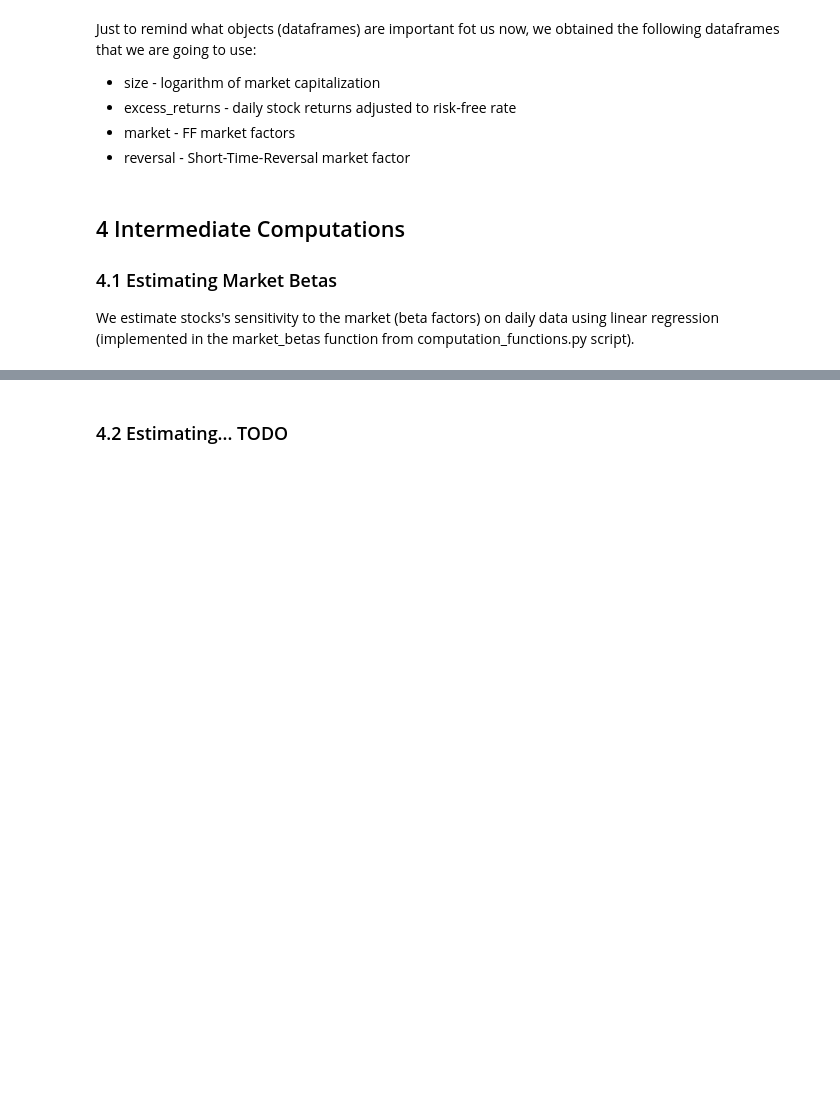
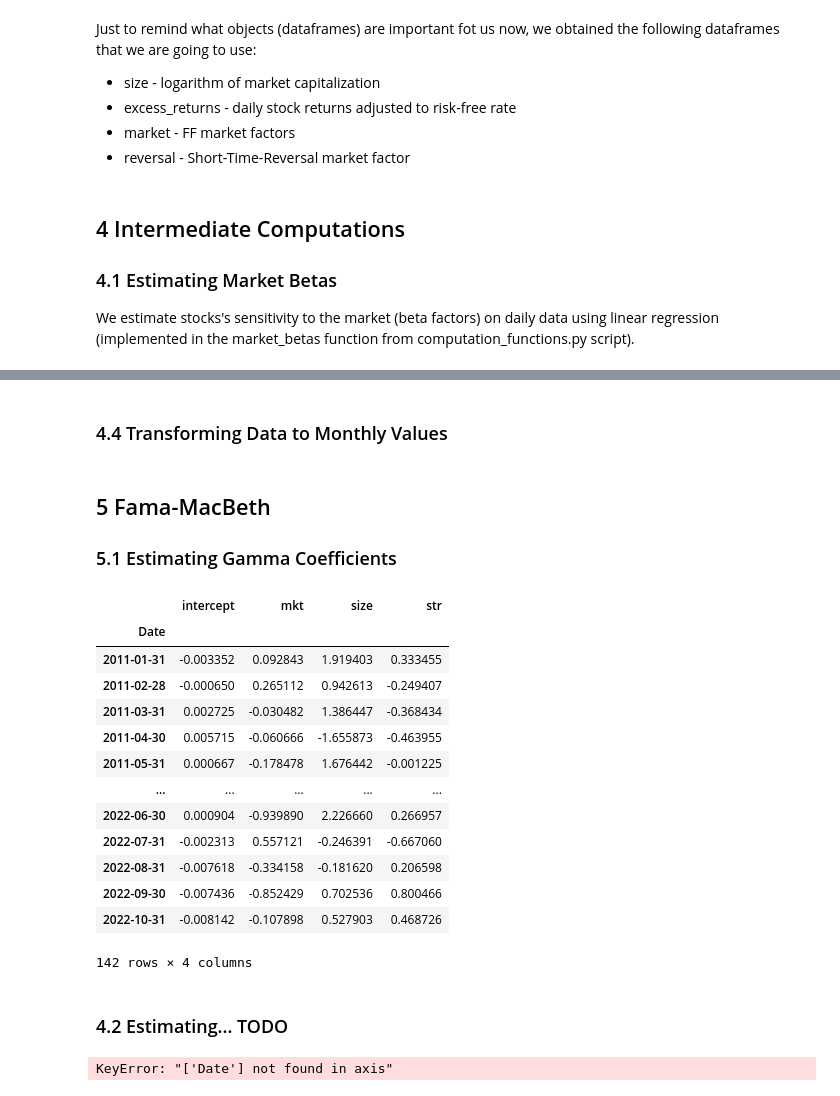
Before and after one commit to tigerbroko/Nova-SBE-Introduction-to-Programming, a Jupyter notebook: Intro-to-Programming-Project.ipynb, the cells around one changed output, grey strips where cells are left out. Saved outputs shown, nothing was run; the diff lists cells and outputs as text; code cells hidden in the pictures; blank space fills up the shorter version.

Commit message:
gammas update

```diff
--- a/Intro-to-Programming-Project.ipynb
+++ b/Intro-to-Programming-Project.ipynb
@@ -357,0 +269,2 @@ betas = betas.iloc[253:, :] # cutting off NAs
+# %% [markdown]
+### 4.4 Transforming Data to Monthly Values
@@ -357,0 +286,58 @@ betas = betas.iloc[253:, :] # cutting off NAs
+# %% [markdown]
+## 5 Fama-MacBeth
+### 5.1 Estimating Gamma Coefficients
+# %%
+monthly_returns_index = monthly_returns.index.copy() # saving the index
+
+monthly_returns.reset_index(inplace=True)
+monthly_mkt_betas.reset_index(inplace=True)
+monthly_size_betas.reset_index(inplace=True)
+monthly_str_betas.reset_index(inplace=True)
+
+monthly_returns.drop(['Date'], axis=1, inplace=True)
+monthly_mkt_betas.drop(['Date'], axis=1, inplace=True)
+monthly_size_betas.drop(['Date'], axis=1, inplace=True)
+monthly_str_betas.drop(['Date'], axis=1, inplace=True)
+
+gammas = monthly_returns.copy()
+gammas.loc[:] = np.nan
+
+for row in range(len(monthly_returns.index)):
+    y = monthly_returns.iloc[row, :].values.reshape(-1, 1)
+    x = pd.concat([monthly_mkt_betas.iloc[0, :], monthly_size_betas.iloc[0, :], monthly_str_betas.iloc[0, :]], axis=1).values.reshape(-1, 3)
+
+    model = LinearRegression(fit_intercept=True).fit(x, y)
+    intercept = model.intercept_[0]
+    mkt_gamma = model.coef_[0][0]
+    size_gamma = model.coef_[0][1]
+    str_gamma = model.coef_[0][2]
+    gammas.iloc[row, 0] = intercept
+    gammas.iloc[row, 1] = mkt_gamma
+    gammas.iloc[row, 2] = size_gamma
+    gammas.iloc[row, 3] = str_gamma
+
+gammas.set_index(monthly_returns_index, inplace=True)
+gammas = gammas.iloc[:, 0:4]
+gammas.columns = ['intercept', 'mkt', 'size', 'str']
+
+monthly_returns.set_index(monthly_returns_index, inplace=True)
+monthly_mkt_betas.set_index(monthly_returns_index, inplace=True)
+monthly_size_betas.set_index(monthly_returns_index, inplace=True)
+monthly_str_betas.set_index(monthly_returns_index, inplace=True)
+
+gammas
+# %% [output]
+|  | intercept | mkt | size | str |
+| Date |  |  |  |  |
+| 2011-01-31 | -0.003352 | 0.092843 | 1.919403 | 0.333455 |
+| 2011-02-28 | -0.000650 | 0.265112 | 0.942613 | -0.249407 |
+| 2011-03-31 | 0.002725 | -0.030482 | 1.386447 | -0.368434 |
+| 2011-04-30 | 0.005715 | -0.060666 | -1.655873 | -0.463955 |
+| 2011-05-31 | 0.000667 | -0.178478 | 1.676442 | -0.001225 |
+| ... | ... | ... | ... | ... |
+| 2022-06-30 | 0.000904 | -0.939890 | 2.226660 | 0.266957 |
+| 2022-07-31 | -0.002313 | 0.557121 | -0.246391 | -0.667060 |
+| 2022-08-31 | -0.007618 | -0.334158 | -0.181620 | 0.206598 |
+| 2022-09-30 | -0.007436 | -0.852429 | 0.702536 | 0.800466 |
+| 2022-10-31 | -0.008142 | -0.107898 | 0.527903 | 0.468726 |
+142 rows × 4 columns
@@ -363,6 +401,20 @@ betas = betas.iloc[253:, :] # cutting off NAs
 # TODO - short readme update at the end
 # %% [markdown]
 ### 4.2 Estimating... TODO
+# %%
+monthly_mkt_betas.reset_index(inplace=True)
+monthly_size_betas.reset_index(inplace=True)
+monthly_str_betas.reset_index(inplace=True)
+monthly_mkt_betas.drop(['Date'], axis=1, inplace=True)
+monthly_size_betas.drop(['Date'], axis=1, inplace=True)
+monthly_str_betas.drop(['Date'], axis=1, inplace=True)
+
+p = pd.concat([monthly_mkt_betas.iloc[0, :], monthly_size_betas.iloc[0, :], monthly_str_betas.iloc[0, :]], axis=1)
+# p = p.reset_index
+xx = np.transpose(p)
+#p.values().reshape(-1, 1)
+# %% [output]
+KeyError: "['Date'] not found in axis"
 # %%
 # TODO - download book to market ratio
 # %%
```
Also changed, not shown: parts of 24 cells of this notebook, 1 other file.
